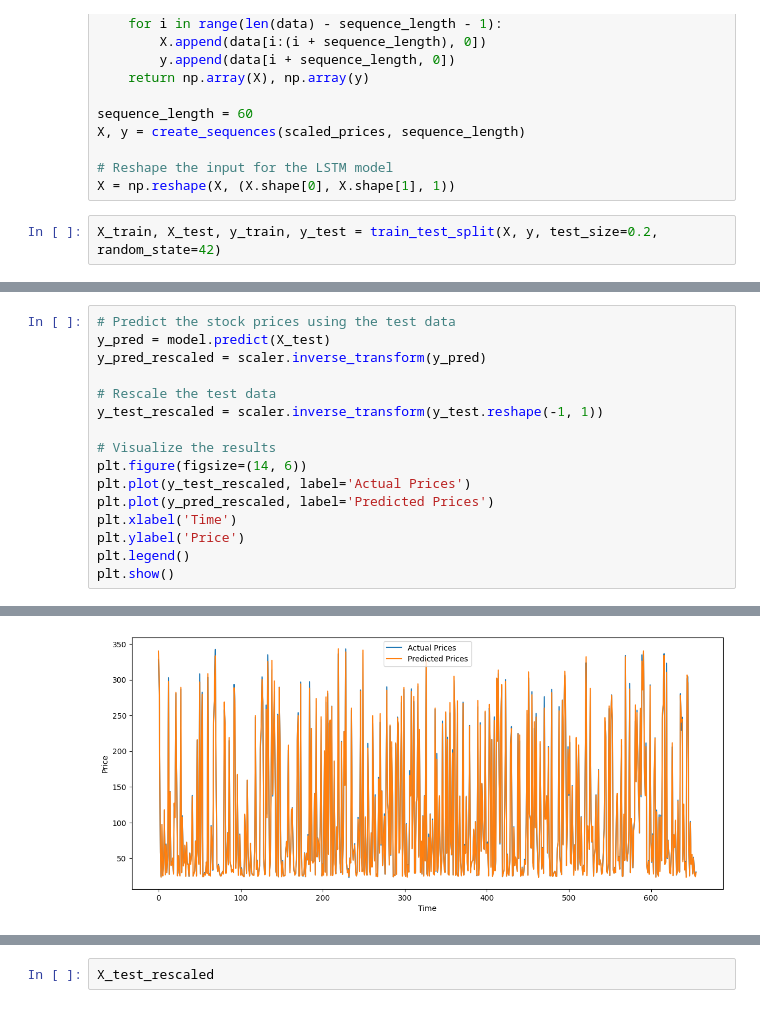
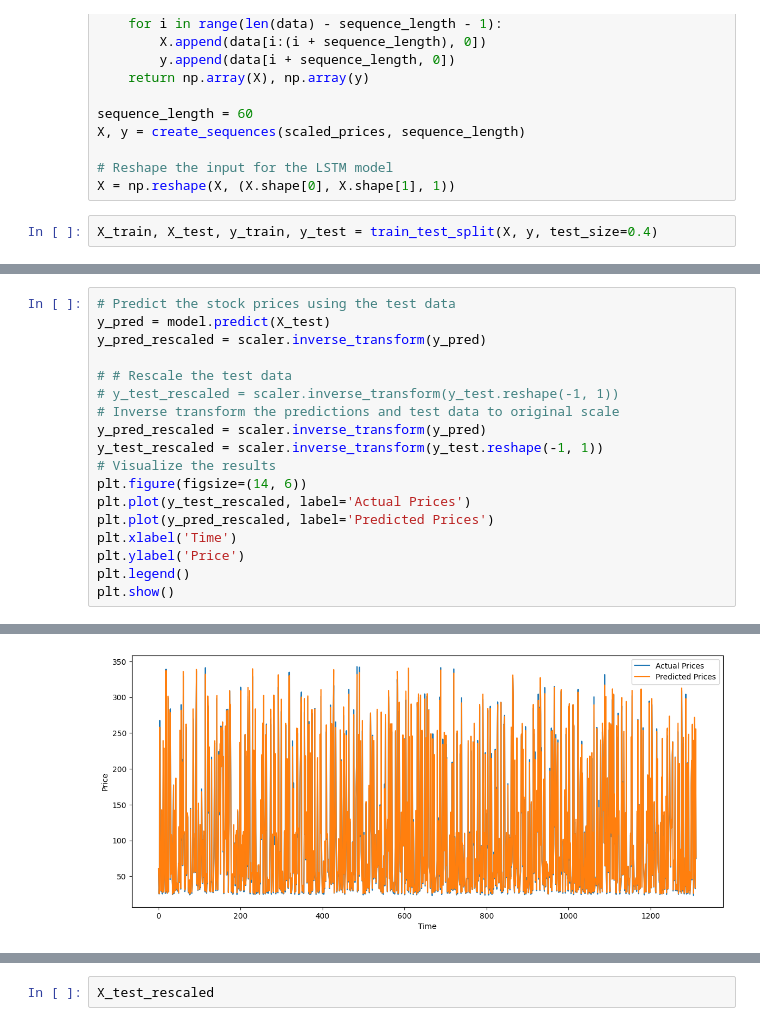
Before and after one commit to zyune/Quantitative-Trading, a Jupyter notebook: lstm_tf_prediction_microsoft.ipynb, the cells around one changed output, grey strips where cells are left out. Saved outputs shown, nothing was run; the diff lists cells and outputs as text.

```diff
--- a/lstm_tf_prediction_microsoft.ipynb
+++ b/lstm_tf_prediction_microsoft.ipynb
@@ -62,7 +73,7 @@ X, y = create_sequences(scaled_prices, sequence_length)
 # Reshape the input for the LSTM model
 X = np.reshape(X, (X.shape[0], X.shape[1], 1))
 # %%
-X_train, X_test, y_train, y_test = train_test_split(X, y, test_size=0.2, random_state=42)
+X_train, X_test, y_train, y_test = train_test_split(X, y, test_size=0.4)
 # %%
 model = Sequential()
 model.add(LSTM(50, return_sequences=True, input_shape=(X.shape[1], 1)))
@@ -101,9 +115,11 @@ Epoch 50/50
 y_pred = model.predict(X_test)
 y_pred_rescaled = scaler.inverse_transform(y_pred)
 
-# Rescale the test data
+# # Rescale the test data
+# y_test_rescaled = scaler.inverse_transform(y_test.reshape(-1, 1))
+# Inverse transform the predictions and test data to original scale
+y_pred_rescaled = scaler.inverse_transform(y_pred)
 y_test_rescaled = scaler.inverse_transform(y_test.reshape(-1, 1))
-
 # Visualize the results
 plt.figure(figsize=(14, 6))
 plt.plot(y_test_rescaled, label='Actual Prices')
@@ -117 +133 @@ plt.show()
-[figure, old version]
+[figure, new version]
```
Also changed, not shown: parts of 7 cells of this notebook.
